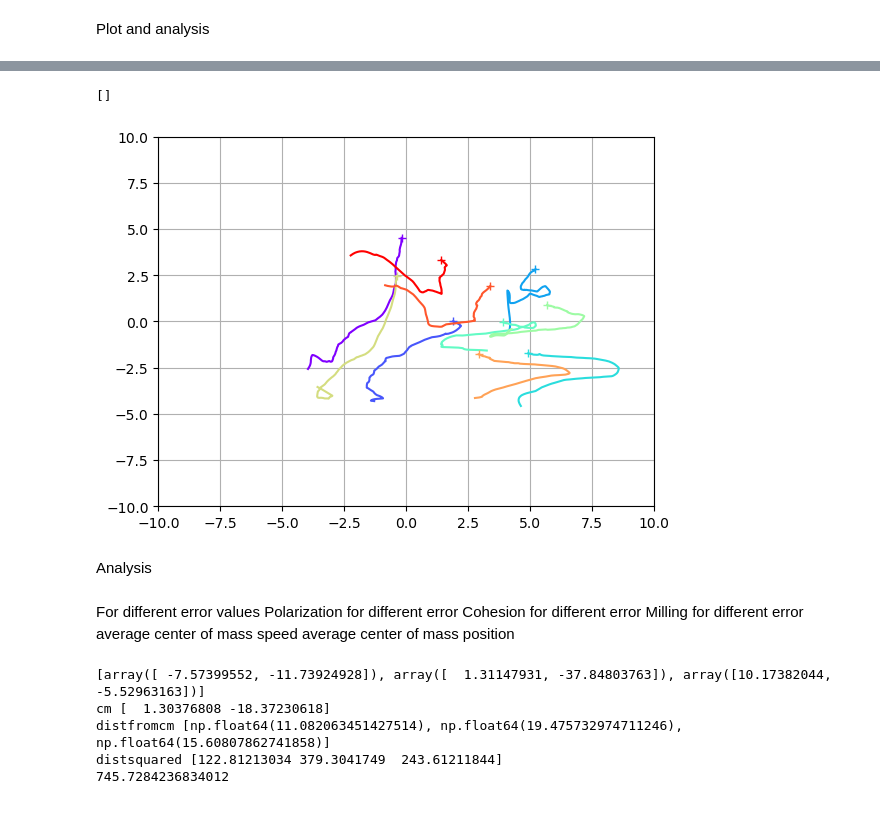
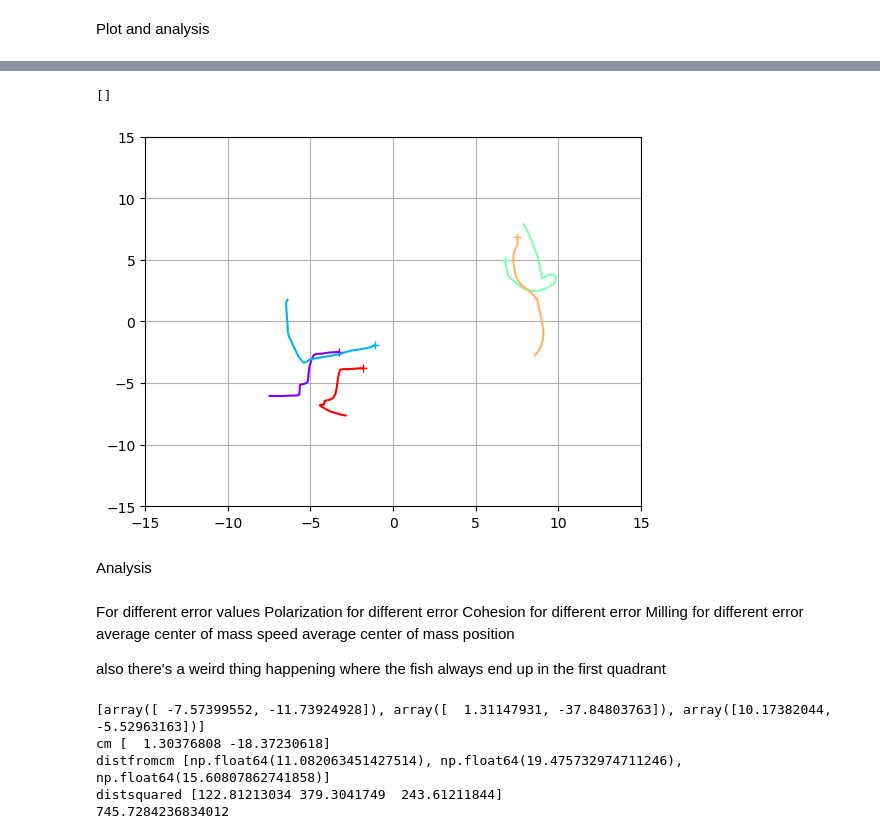
Before and after one commit to Bobomoto/PHYS250-Final-Project, a Jupyter notebook: Finalproject.ipynb, the cells around one changed output, grey strips where cells are left out. Cells and saved outputs as stored; diff of their text form; code cells hidden in the pictures.

```diff
--- a/Finalproject.ipynb
+++ b/Finalproject.ipynb
@@ -175,12 +176,12 @@ Test
 #we can also change the fish to only respond to a certain angle of neighbor, like -pi/3 to pi/3 rad
 #error about 0.25 maybe, can change
 
-def updatefish(positions,radorientations,speeds,velocity, arenarange = 100, time = 0, timestep = 0.1, maxa = 1.0, maxdwdt = 0.8, vdecay = 0.8, erroracc = 0.2, errordwdt = 0.2):
+def updatefish(positions,radorientations,speeds,velocity, arenarange = 100, time = 0, timestep = 0.1, maxa = 1.0, maxdwdt = 0.8, vdecay = 0.8, erroracc = 0.5, errordwdt = 0.5, maxspd = 10):
     copypositions = positions.copy()
     time += timestep
     t = timestep
     N = len(positions)
-    maxspeed = 10
+    maxspeed = maxspd
     minspeed = 0
     maxcoord = arenarange/2
     for i in np.arange(N):
@@ -199,23 +200,18 @@ def updatefish(positions,radorientations,speeds,velocity, arenarange = 100, time
         if neighdist > 2:
             #update velocity magnitude based on where the other fish is. If in front, accelerate, if behind, deccelerate by a constant, let's say 0.5 bl/s^2. also fish only respond to the  60º in front
             if np.abs(speeds[i] + motacc*t) <= maxspeed:
-                speeds[i] = speeds[i]*np.exp(-t/vdecay) + motacc*t
+                speeds[i] = max(0, speeds[i]*np.exp(-t/vdecay) + motacc*t)
             else:
                 speeds[i] = speeds[i]*np.exp(-t/vdecay)
         #speed rule 2, repulsive under R
         elif neighdist < 2:
             #if behind, accelerate forward. if ahead, decelerate
             if np.abs(speeds[i] - motacc*t) <= maxspeed:
-                speeds[i] = speeds[i]*np.exp(-t/vdecay) - motacc*t
+                speeds[i] = max(0,speeds[i]*np.exp(-t/vdecay) - motacc*t)
             else:
                 speeds[i] = speeds[i]*np.exp(-t/vdecay)
 
         #orientation rule 1, turn towards nearest neighbor
-        if neighdist > 2: #radpersecond
-            radorientations[i] = radorientations[i] + dwdt*t
-        elif neighdist < 2: #radpersecond
-            radorientations[i] = radorientations[i] -  dwdt*t
-
         if neighdist > 2: #radpersecond
             radorientations[i] = radorientations[i] + dwdt*t
         elif neighdist < 2: #radpersecond
@@ -235,10 +231,6 @@ def updatefish(positions,radorientations,speeds,velocity, arenarange = 100, time
             if ywalldot < 0:
                 radorientations[i] = radorientations[i] + dwdtwally*t
 
-        #speed cannot be less than 0, fish cannot swim backwards
-        if speeds[i] <= 0:
-            speeds[i] = 0
-
         #update velocity
         velocity[i] = (speeds[i]*np.cos(radorientations[i]),speeds[i]*np.sin(radorientations[i]))
 
@@ -249,20 +241,15 @@ def updatefish(positions,radorientations,speeds,velocity, arenarange = 100, time
         if np.abs(checknewposition[0]) > maxcoord or np.abs(checknewposition[1]) > maxcoord:
             if checknewposition[0] > maxcoord:
                 positions[i][0] = maxcoord - 1
-                speeds[i] = 0
-                velocity[i] = (speeds[i]*np.cos(radorientations[i]),speeds[i]*np.sin(radorientations[i]))
             if checknewposition[0] < -maxcoord:
                 positions[i][0] = -maxcoord + 1
-                speeds[i] = 0
-                velocity[i] = (speeds[i]*np.cos(radorientations[i]),speeds[i]*np.sin(radorientations[i]))
             if checknewposition[1] > maxcoord:
                 positions[i][1] = maxcoord - 1
-                speeds[i] = 0
-                velocity[i] = (speeds[i]*np.cos(radorientations[i]),speeds[i]*np.sin(radorientations[i]))
             if checknewposition[1] < -maxcoord:
                 positions[i][1] = -maxcoord + 1
-                speeds[i] = 0
-                velocity[i] = (speeds[i]*np.cos(radorientations[i]),speeds[i]*np.sin(radorientations[i]))
+
+            speeds[i] = 0
+            velocity[i] = (0,0)
         else: positions[i] = positions[i] + np.array(velocity[i])*t # x = x+vt for all fish
 
     return positions, radorientations, speeds, velocity, time
@@ -295,14 +282,13 @@ def plot(coords, radorientations, viewrange = (-50,50), title = '', fishmarker =
     plt.plot()
 # %%
 numiterations = 1000
-poolrange = 20 #poolrange/2 is the length of each side
-initcoordmax = 5 #essentially initial density
-numfish = 10
+poolrange = 30 #poolrange/2 is the length of each side
+initcoordmax = 10 #essentially initial density
+numfish = 5
 inittime = 0
-
 positionarray = []
 
-pos, motorientations, motspeeds, motvelocity = initialize(numfish,-initcoordmax,initcoordmax)
+pos, motorientations, motspeeds, motvelocity = initialize(numfish, initcoordmax)
 plot(pos, motorientations, viewrange = (-poolrange/2,poolrange/2), title = 't = 0')
 
 for i in np.arange(numiterations):
@@ -310,6 +296,4 @@ for i in np.arange(numiterations):
     positionarray.append(copy.deepcopy(pos))
 
 plot(pos, motorientations, viewrange = (-poolrange/2,poolrange/2), title = f't = {inittime}')
-
-print(len(motvelocity))
 # %% [output]
@@ -319,30 +302,30 @@ print(len(motvelocity))
 # %%
 fig, ax = plt.subplots()
 
-plotmaxcoord = poolrange/2
+plotmaxcoord = 15
 trajlength = 1000
 
 colors = cm.rainbow(np.linspace(0, 1, numfish))
 
 for n in np.arange(numfish):
     coordinates = []
     for i in np.arange(numiterations):
         coordinates.append(positionarray[i][n])
     fishcoordsx, fishcoordsy = zip(*coordinates)
 
     recent_x = fishcoordsx[-trajlength:]
     recent_y = fishcoordsy[-trajlength:]
 
     ax.plot(recent_x, recent_y, color=colors[n])
     ax.plot(recent_x[-1], recent_y[-1], marker='+', color=colors[n])
 
 ax.set_xlim(-plotmaxcoord,plotmaxcoord)
 ax.set_ylim(-plotmaxcoord,plotmaxcoord)
 ax.grid()
 plt.plot()
 # %% [output]
 []
-[figure, old version]
+[figure, new version]
 # %%
 # fig, ax = plt.subplots()
 
@@ -384,6 +367,8 @@ Cohesion for different error
 Milling for different error
 average center of mass speed
 average center of mass position
+
+also there's a weird thing happening where the fish always end up in the first quadrant
 # %%
 #center of mass
 
```
Also changed, not shown: parts of 4 cells of this notebook.
